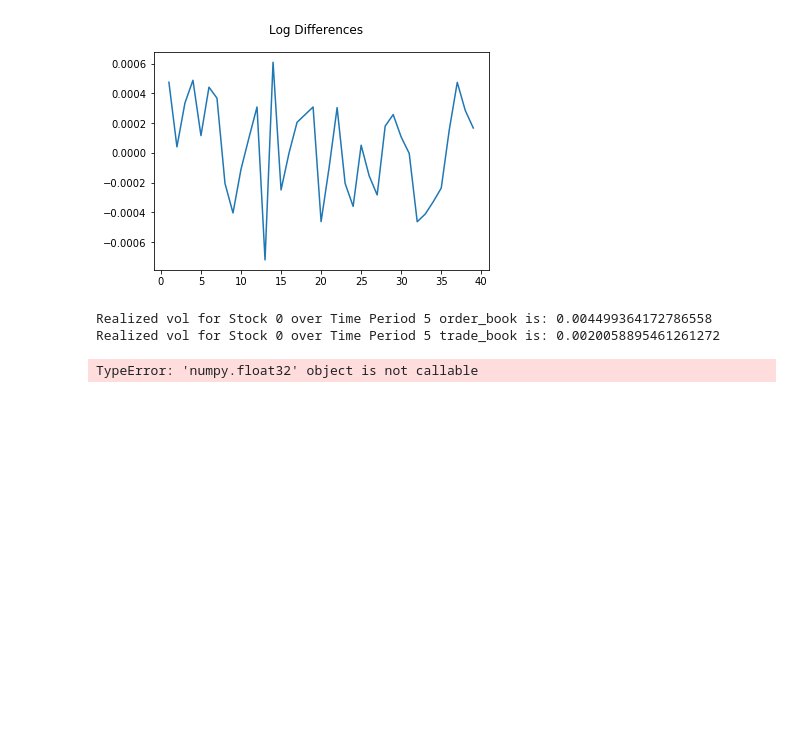
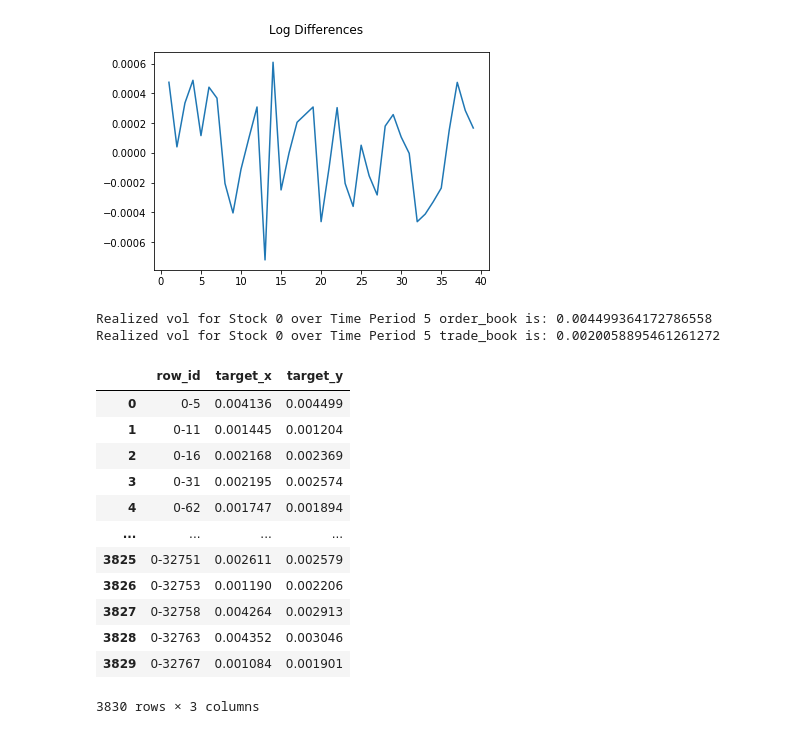
Before and after one commit to EricPPeterson/Optiver, a Jupyter notebook: Optiver.ipynb, the cells around one changed output. Cells and saved outputs as stored; diff of their text form; code cells hidden in the pictures; blank space fills up the shorter version.

```diff
--- a/Optiver.ipynb
+++ b/Optiver.ipynb
@@ -119,7 +119,8 @@ def RMSPE(vols):
 # %%
 orderPath = glob.glob('/Users/ericp/OneDrive/Documents/GitHub/Optiver/book_train.parquet/*')
+predictionColumn = 'target'
 # %%
-def orderBookVol(path):
+def orderBookVol(path, predictionColumn):
     order = pq.read_table(path[0]).to_pandas()
     x = int(path[0].split('=')[1])
     order['stock_id'] = str(x)
@@ -128,12 +129,7 @@ def orderBookVol(path):
     order['wt_avg'] = (order['bid_price1'] * order['ask_size1'] + order['ask_price1'] *
                         order['bid_size1']) / (order['bid_size1'] + order['ask_size1'])
     order['logDifferences'] = order.groupby(['time_id'])['wt_avg'].apply(logDiff)
-    order = order[~order['logDifferences'].isnull()]
-    realized_vols =  pd.DataFrame(order.groupby(['time_id'])['logDifferences'].agg(realized_vol)).reset_index()
-    uniq = pd.DataFrame(order['row_id'].unique(), columns = ['row_id'])
-    response = pd.concat([uniq['row_id'], realized_vols], axis = 1)
-    return response
+    order = order[order['logDifferences'].notnull()]
+    realized_vols =  pd.DataFrame(order.groupby(['row_id'])['logDifferences'].agg(realized_vol)).reset_index()
+    realized_vols = realized_vols.rename(columns = {'logDifferences': predictionColumn})
+    return realized_vols
-# %%
-ans = orderBookVol(orderPath)
-# %% [output]
-TypeError: 'numpy.float32' object is not callable
@@ -142,0 +136,22 @@ x = int(orderPath[0].split('=')[1])
+# %%
+train['row_id'] = train['stock_id'].astype(str) + '-' + train['time_id'].astype(str)
+train = train[['row_id', 'target']]
+ans = orderBookVol(orderPath, predictionColumn)
+# %%
+df_joined = train.merge(ans, on = ['row_id'])
+# %%
+df_joined
+# %% [output]
+|  | row_id | target_x | target_y |
+| 0 | 0-5 | 0.004136 | 0.004499 |
+| 1 | 0-11 | 0.001445 | 0.001204 |
+| 2 | 0-16 | 0.002168 | 0.002369 |
+| 3 | 0-31 | 0.002195 | 0.002574 |
+| 4 | 0-62 | 0.001747 | 0.001894 |
+| ... | ... | ... | ... |
+| 3825 | 0-32751 | 0.002611 | 0.002579 |
+| 3826 | 0-32753 | 0.001190 | 0.002206 |
+| 3827 | 0-32758 | 0.004264 | 0.002913 |
+| 3828 | 0-32763 | 0.004352 | 0.003046 |
+| 3829 | 0-32767 | 0.001084 | 0.001901 |
+3830 rows × 3 columns
```
Also changed, not shown: parts of 3 cells of this notebook.
